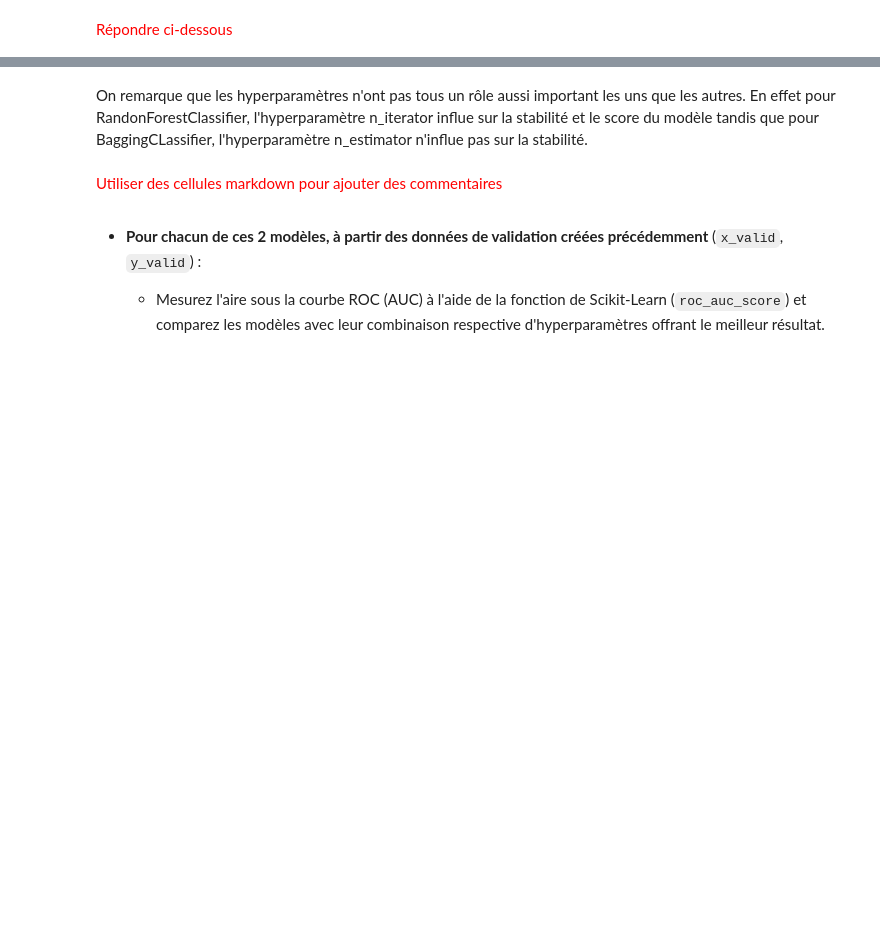
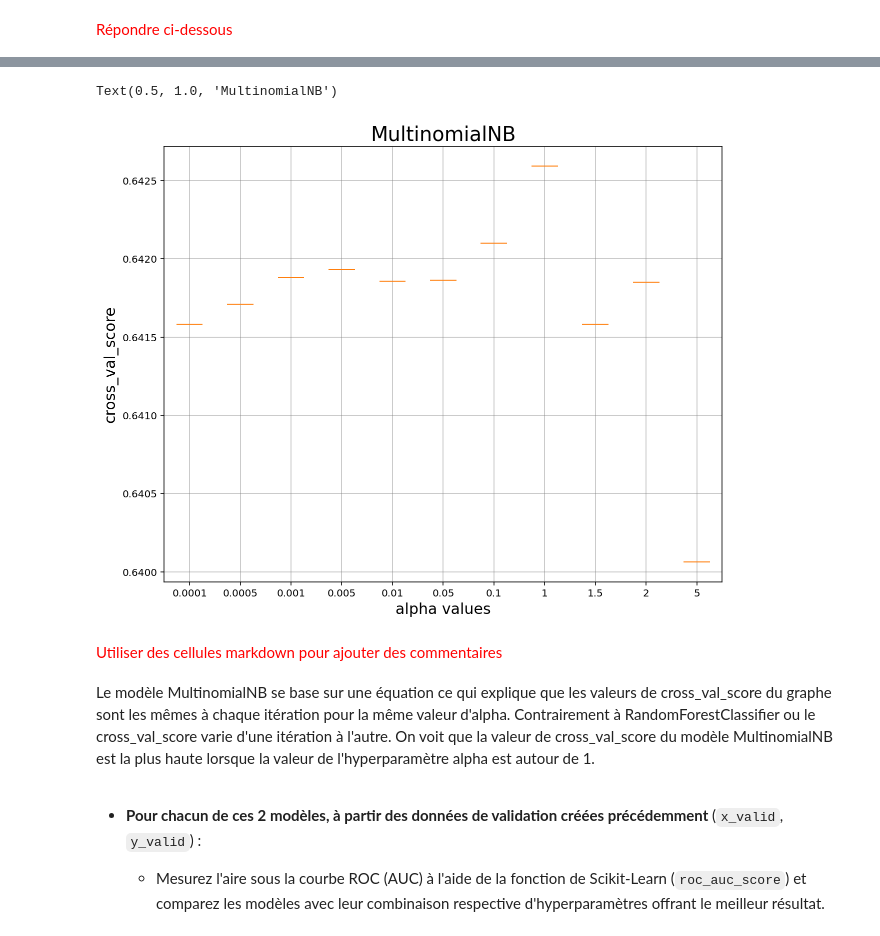
Before and after one commit to Falmeda/ProjetIS2D, a Jupyter notebook: Projet.ipynb, the cells around one changed output, grey strips where cells are left out. Drawn from its saved outputs; the diff is of its cells as text; code cells hidden in the pictures; blank space fills up the shorter version.

```diff
--- a/Projet.ipynb
+++ b/Projet.ipynb
@@ -938,15 +954,18 @@ Balanced accuracy score: 0.573
 # %%
+# On regarde le modèle MultinomialNB
+# On choisi de regarder l'hyperparamètre "alpha"
+test_values = [0.0001, 0.0005, 0.001, 0.005, 0.01, 0.05, 0.1, 1, 1.5, 2, 5]
 values = []
-for x in range(4):
+for x in range(len(test_values)):
     values.append([])
 
-    # On calcule la balanced accuracy pour différentes valeurs
+    # On calcule le cross_val_score pour différentes valeurs
 
-    for i in [1000,1100,1200,1300]:
-        model = linear_model.SGDClassifier(max_iter = i)
+    for i in test_values:
+        model = naive_bayes.MultinomialNB(alpha = i)
         model.fit(x_train, y_train)
         y_pred = model.predict(x_train)
-        score = model_selection.cross_val_score(linear_model.SGDClassifier(max_iter = i), x_train, y_train, cv=CV, scoring = SCORING).mean()
+        score = model_selection.cross_val_score(naive_bayes.MultinomialNB(alpha = i), x_train, y_train, cv=CV, scoring = SCORING).mean()
         values[x].append(score)
 
 # On met ces valeurs dans une liste afin de pourvoir étudier leur variation
@@ -956,20 +975,25 @@ for i in range(len(values)):
     for j in range(len(values[i])):
         res[i].append(values[j][i])
 # %%
+# On réalise un graphe de ces variations
+
 fig1, ax = plt.subplots(figsize = (10,8))
 ax.boxplot(res)
 ax.yaxis.grid(True, linestyle='-', which='major', color='grey',alpha=0.5)
 ax.xaxis.grid(True, linestyle='-', which='major', color='grey',alpha=0.5)
-ax.set_ylabel('balanced_accuracy_score', fontsize = 15)
-ax.set_xlabel('n_estimator values', fontsize = 15)
-ax.set_xticklabels([1,2,5])
-ax.set_title('SGDClassifier', fontsize = 20)
+ax.set_ylabel('cross_val_score', fontsize = 15)
+ax.set_xlabel('alpha values', fontsize = 15)
+ax.set_xticklabels([0.0001, 0.0005, 0.001, 0.005, 0.01, 0.05, 0.1, 1, 1.5, 2, 5])
+ax.set_title('MultinomialNB', fontsize = 20)
+# %% [output]
+Text(0.5, 1.0, 'MultinomialNB')
+[figure, added]
-# %% [markdown]
-On remarque que les hyperparamètres n'ont pas tous un rôle aussi important les uns que les autres. En effet pour RandonForestClassifier, l'hyperparamètre n_iterator influe sur la stabilité et le score du modèle tandis que pour BaggingCLassifier, l'hyperparamètre n_estimator n'influe pas sur la stabilité.
 # %% [markdown]
 <span style="color:red">
     Utiliser des cellules markdown pour ajouter des commentaires
 </span>
+# %% [markdown]
+Le modèle MultinomialNB se base sur une équation ce qui explique que les valeurs de cross_val_score du graphe sont les mêmes à chaque itération pour la même valeur d'alpha. Contrairement à RandomForestClassifier ou le cross_val_score varie d'une itération à l'autre. On voit que la valeur de cross_val_score du modèle MultinomialNB est la plus haute lorsque la valeur de l'hyperparamètre alpha est autour de 1.
 # %% [markdown]
 * **Pour chacun de ces 2 modèles, à partir des données de validation créées précédemment** (`x_valid`, `y_valid`) :
 
```
Also changed, not shown: parts of 25 cells of this notebook.
